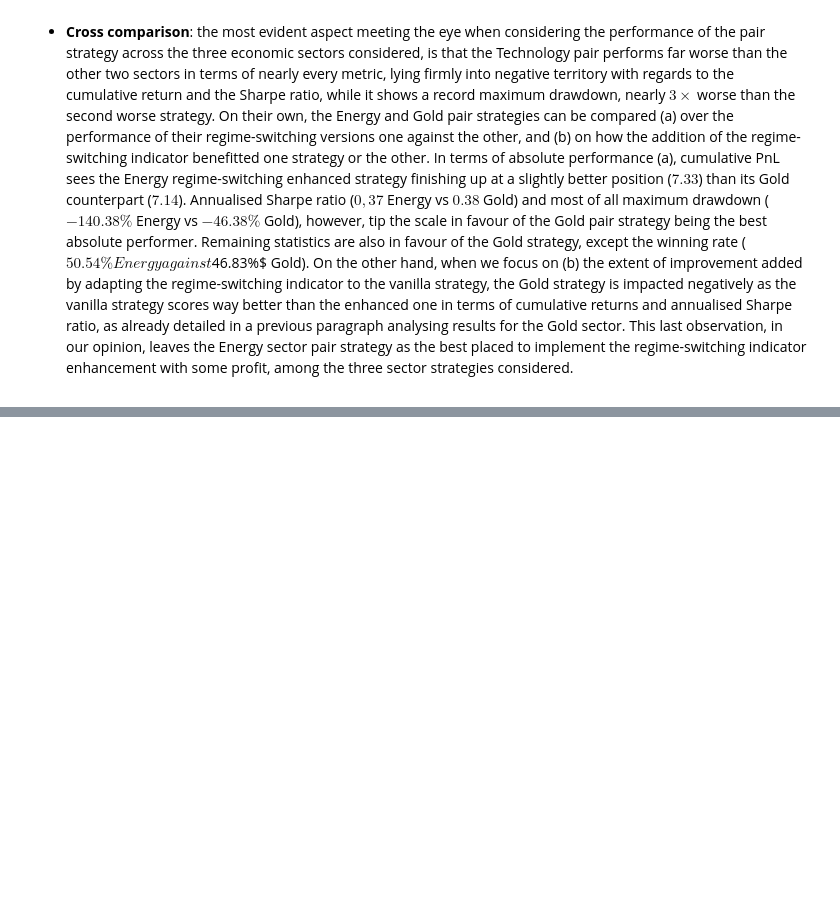
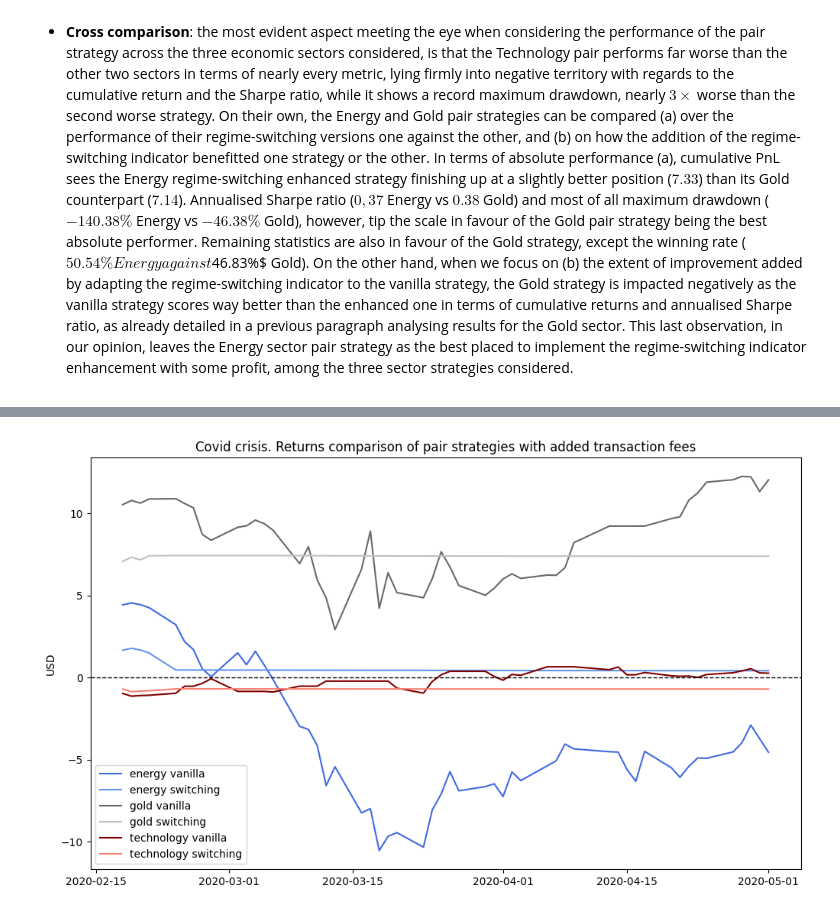
Before and after one commit to George-Creekbed/capstone_review, a Jupyter notebook: step2.ipynb, the cells around one changed output, grey strips where cells are left out. Drawn from its saved outputs; the diff is of its cells as text; code cells hidden in the pictures; blank space fills up the shorter version.

```diff
--- a/step2.ipynb
+++ b/step2.ipynb
@@ -1130,0 +1137,17 @@ This last observation, in our opinion, leaves the Energy sector pair strategy as
+# %%
+start_covid = '2020-02-15'
+end_covid = '2020-05-01'
+
+plt.plot(cum_pnl_energy_no_switch_shaved.loc[start_covid:end_covid].index, cum_pnl_energy_no_switch_shaved.loc[start_covid:end_covid], color='royalblue', label="energy vanilla")
+plt.plot(cum_pnl_energy_with_switch_shaved.loc[start_covid:end_covid].index, cum_pnl_energy_with_switch_shaved.loc[start_covid:end_covid], color='cornflowerblue', label="energy switching")
+plt.plot(cum_pnl_gold_no_switch_shaved.loc[start_covid:end_covid].index, cum_pnl_gold_no_switch_shaved.loc[start_covid:end_covid], color='dimgrey', label="gold vanilla")
+plt.plot(cum_pnl_gold_with_switch_shaved.loc[start_covid:end_covid].index, cum_pnl_gold_with_switch_shaved.loc[start_covid:end_covid], color='silver', label="gold switching")
+plt.plot(cum_pnl_tech_no_switch_shaved.loc[start_covid:end_covid].index, cum_pnl_tech_no_switch_shaved.loc[start_covid:end_covid], color='maroon', label="technology vanilla")
+plt.plot(cum_pnl_tech_with_switch_shaved.loc[start_covid:end_covid].index, cum_pnl_tech_with_switch_shaved.loc[start_covid:end_covid], color='salmon', label="technology switching")
+plt.axhline(0, ls="--", color="k", lw=1)
+plt.ylabel("USD")
+plt.title("Covid crisis. Returns comparison of pair strategies with added transaction fees")
+plt.legend(loc="lower left")
+plt.show()
+# %% [output]
+[figure, added]
```
Also changed, not shown: parts of 19 cells of this notebook.
